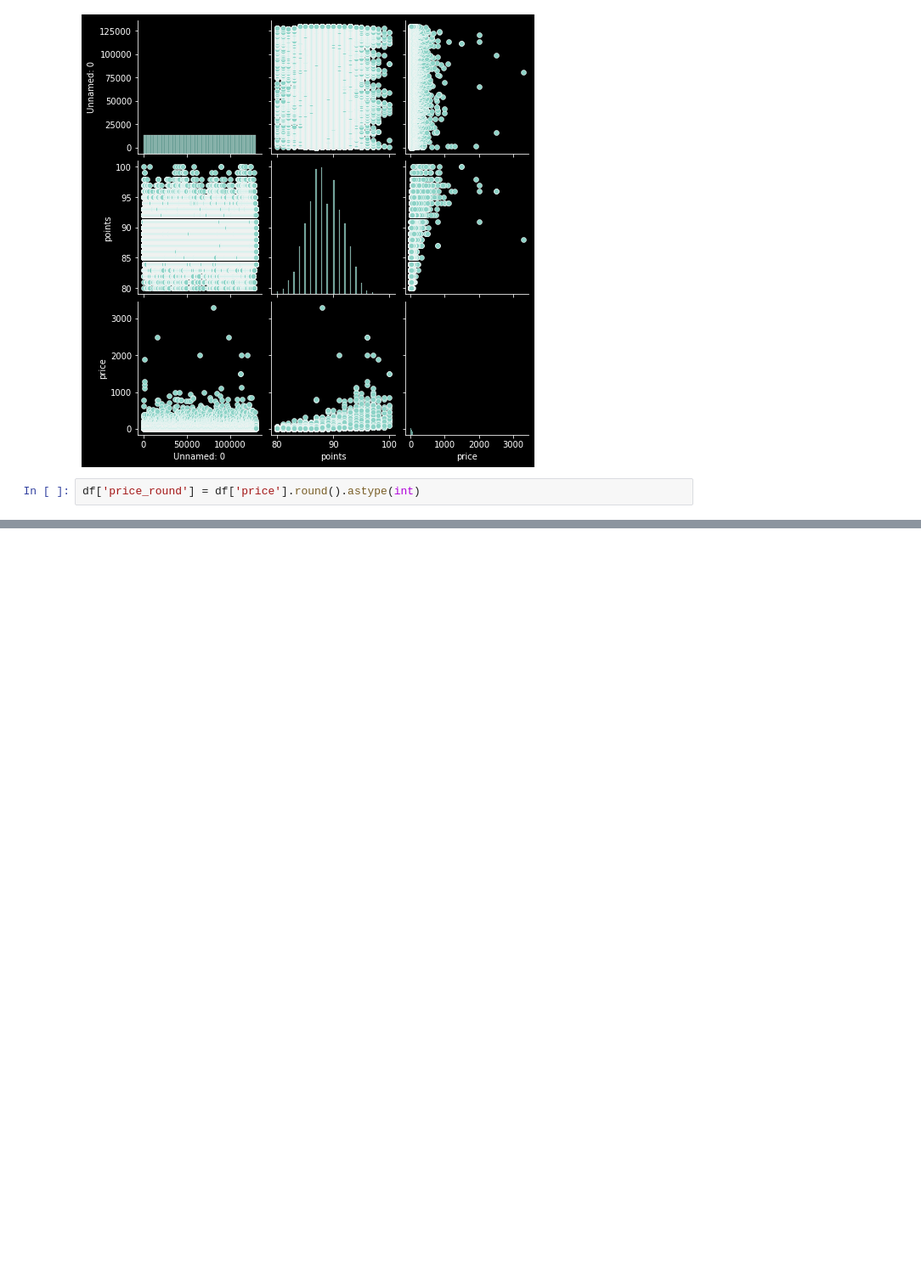
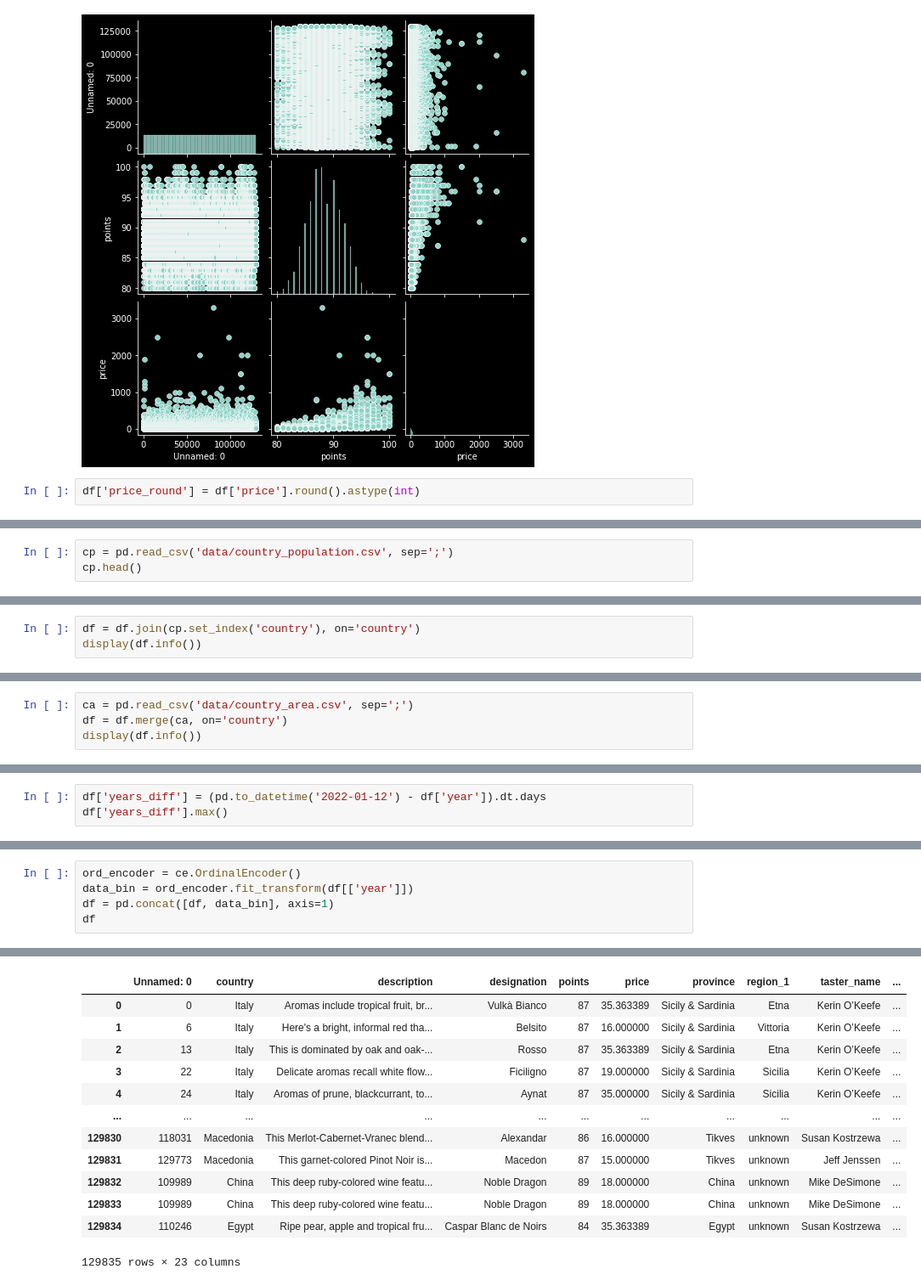
Before and after one commit to madskillskill/sf_data_science, a Jupyter notebook: EDA-3/wine.ipynb, the cells around one changed output, grey strips where cells are left out. Shown at 85% size. Saved outputs shown, nothing was run; the diff lists cells and outputs as text; blank space fills up the shorter version.

```diff
--- a/EDA-3/wine.ipynb
+++ b/EDA-3/wine.ipynb
@@ -10,0 +63,3 @@ df['price_round'] = df['price'].round().astype(int)
+# %%
+cp = pd.read_csv('data/country_population.csv', sep=';')
+cp.head()
@@ -10,0 +79,3 @@ df['price_round'] = df['price'].round().astype(int)
+# %%
+df = df.join(cp.set_index('country'), on='country')
+display(df.info())
@@ -10,0 +101,4 @@ df['price_round'] = df['price'].round().astype(int)
+# %%
+ca = pd.read_csv('data/country_area.csv', sep=';')
+df = df.merge(ca, on='country')
+display(df.info())
@@ -10,0 +212,3 @@ df['price_round'] = df['price'].round().astype(int)
+# %%
+df['years_diff'] = (pd.to_datetime('2022-01-12') - df['year']).dt.days
+df['years_diff'].max()
@@ -10,0 +265,6 @@ df['price_round'] = df['price'].round().astype(int)
+# %%
+ord_encoder = ce.OrdinalEncoder()
+data_bin = ord_encoder.fit_transform(df[['year']])
+df = pd.concat([df, data_bin], axis=1)
+df
+# %% [output]
@@ -10,0 +272,13 @@ df['price_round'] = df['price'].round().astype(int)
+|  | Unnamed: 0 | country | description | designation | points | price | province | region_1 | taster_name | ... |
+| 0 | 0 | Italy | Aromas include tropical fruit, br... | Vulkà Bianco | 87 | 35.363389 | Sicily & Sardinia | Etna | Kerin O’Keefe | ... |
+| 1 | 6 | Italy | Here's a bright, informal red tha... | Belsito | 87 | 16.000000 | Sicily & Sardinia | Vittoria | Kerin O’Keefe | ... |
+| 2 | 13 | Italy | This is dominated by oak and oak-... | Rosso | 87 | 35.363389 | Sicily & Sardinia | Etna | Kerin O’Keefe | ... |
+| 3 | 22 | Italy | Delicate aromas recall white flow... | Ficiligno | 87 | 19.000000 | Sicily & Sardinia | Sicilia | Kerin O’Keefe | ... |
+| 4 | 24 | Italy | Aromas of prune, blackcurrant, to... | Aynat | 87 | 35.000000 | Sicily & Sardinia | Sicilia | Kerin O’Keefe | ... |
+| ... | ... | ... | ... | ... | ... | ... | ... | ... | ... | ... |
+| 129830 | 118031 | Macedonia | This Merlot-Cabernet-Vranec blend... | Alexandar | 86 | 16.000000 | Tikves | unknown | Susan Kostrzewa | ... |
+| 129831 | 129773 | Macedonia | This garnet-colored Pinot Noir is... | Macedon | 87 | 15.000000 | Tikves | unknown | Jeff Jenssen | ... |
+| 129832 | 109989 | China | This deep ruby-colored wine featu... | Noble Dragon | 89 | 18.000000 | China | unknown | Mike DeSimone | ... |
+| 129833 | 109989 | China | This deep ruby-colored wine featu... | Noble Dragon | 89 | 18.000000 | China | unknown | Mike DeSimone | ... |
+| 129834 | 110246 | Egypt | Ripe pear, apple and tropical fru... | Caspar Blanc de Noirs | 84 | 35.363389 | Egypt | unknown | Susan Kostrzewa | ... |
+129835 rows × 23 columns
```
Also changed, not shown: parts of 27 cells of this notebook, 2 other files.
